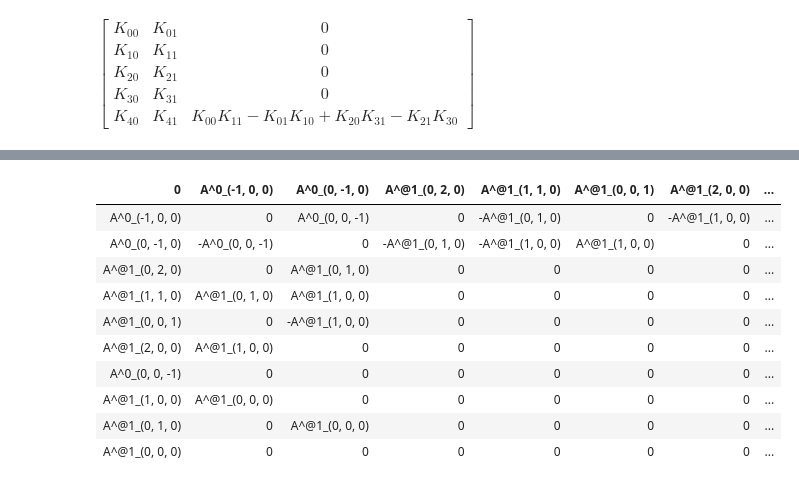
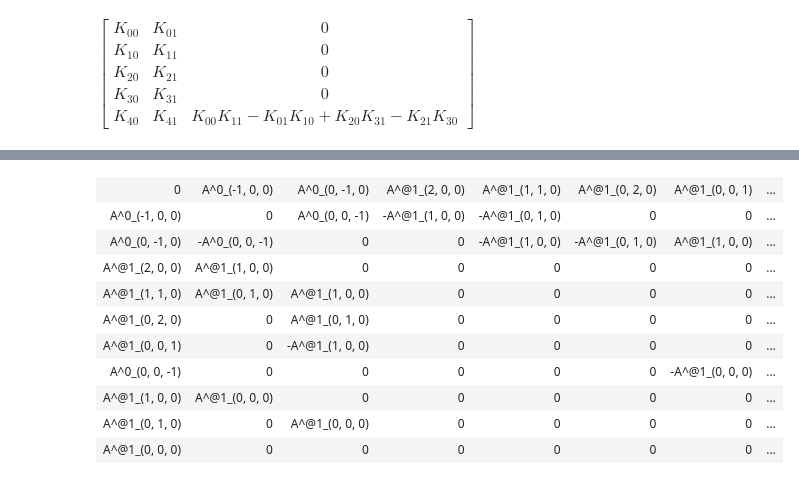
Before and after one commit to Seba272/LieAlgebras, a Jupyter notebook: LieAlgebras5_presentation.ipynb, the cells around one changed output, grey strips where cells are left out. Saved outputs shown, nothing was run; the diff lists cells and outputs as text; code cells hidden in the pictures.

```diff
--- a/LieAlgebras5_presentation.ipynb
+++ b/LieAlgebras5_presentation.ipynb
@@ -328,3 +458,10 @@ $\displaystyle \left[\begin{matrix}K_{0 0} & K_{0 1} & 0\\K_{1 0} & K_{1 1} & 0\
+# %%
+# This snipped makes this part self-contained.
+heis = LieAlgebra()
+heis.dimension = 3
+[X,Y,Z] = heis.basis_symbolic
+heis.brackets.rules = {(X,Y):Z}
+heis.declare_stratified(isit = True, growth_vector = [2,1], step = 2)
 # %%
 heisJet = JetAlgebra()
 heisJet.name = 'Heisenberg Jet'
@@ -367,17 +506,19 @@ $\displaystyle \left[\begin{array}{ccccccccccc}0 & A^{0}_{(-1, 0, 0)} & A^{0}_{(
 # %%
+# same as above, but with a table.
 from tabulate import tabulate
 M_list = [[M[i,j] for j in range(M.cols)] for i in range(M.rows)]
-tabella = tabulate(M_list,headers="firstrow", tablefmt="html")
+#tabella = tabulate(M_list,headers="firstrow", tablefmt="html")
+tabella = tabulate(M_list, tablefmt="html")
 display(tabella)
 # %% [output]
-| 0 | A^0_(-1, 0, 0) | A^0_(0, -1, 0) | A^@1_(0, 2, 0) | A^@1_(1, 1, 0) | A^@1_(0, 0, 1) | A^@1_(2, 0, 0) | ... |
-| A^0_(-1, 0, 0) | 0 | A^0_(0, 0, -1) | 0 | -A^@1_(0, 1, 0) | 0 | -A^@1_(1, 0, 0) | ... |
-| A^0_(0, -1, 0) | -A^0_(0, 0, -1) | 0 | -A^@1_(0, 1, 0) | -A^@1_(1, 0, 0) | A^@1_(1, 0, 0) | 0 | ... |
+| 0 | A^0_(-1, 0, 0) | A^0_(0, -1, 0) | A^@1_(2, 0, 0) | A^@1_(1, 1, 0) | A^@1_(0, 2, 0) | A^@1_(0, 0, 1) | ... |
+| A^0_(-1, 0, 0) | 0 | A^0_(0, 0, -1) | -A^@1_(1, 0, 0) | -A^@1_(0, 1, 0) | 0 | 0 | ... |
+| A^0_(0, -1, 0) | -A^0_(0, 0, -1) | 0 | 0 | -A^@1_(1, 0, 0) | -A^@1_(0, 1, 0) | A^@1_(1, 0, 0) | ... |
+| A^@1_(2, 0, 0) | A^@1_(1, 0, 0) | 0 | 0 | 0 | 0 | 0 | ... |
+| A^@1_(1, 1, 0) | A^@1_(0, 1, 0) | A^@1_(1, 0, 0) | 0 | 0 | 0 | 0 | ... |
 | A^@1_(0, 2, 0) | 0 | A^@1_(0, 1, 0) | 0 | 0 | 0 | 0 | ... |
-| A^@1_(1, 1, 0) | A^@1_(0, 1, 0) | A^@1_(1, 0, 0) | 0 | 0 | 0 | 0 | ... |
 | A^@1_(0, 0, 1) | 0 | -A^@1_(1, 0, 0) | 0 | 0 | 0 | 0 | ... |
-| A^@1_(2, 0, 0) | A^@1_(1, 0, 0) | 0 | 0 | 0 | 0 | 0 | ... |
-| A^0_(0, 0, -1) | 0 | 0 | 0 | 0 | 0 | 0 | ... |
+| A^0_(0, 0, -1) | 0 | 0 | 0 | 0 | 0 | -A^@1_(0, 0, 0) | ... |
 | A^@1_(1, 0, 0) | A^@1_(0, 0, 0) | 0 | 0 | 0 | 0 | 0 | ... |
 | A^@1_(0, 1, 0) | 0 | A^@1_(0, 0, 0) | 0 | 0 | 0 | 0 | ... |
 | A^@1_(0, 0, 0) | 0 | 0 | 0 | 0 | 0 | 0 | ... |
```
Also changed, not shown: parts of 37 cells of this notebook, 1 other file.
